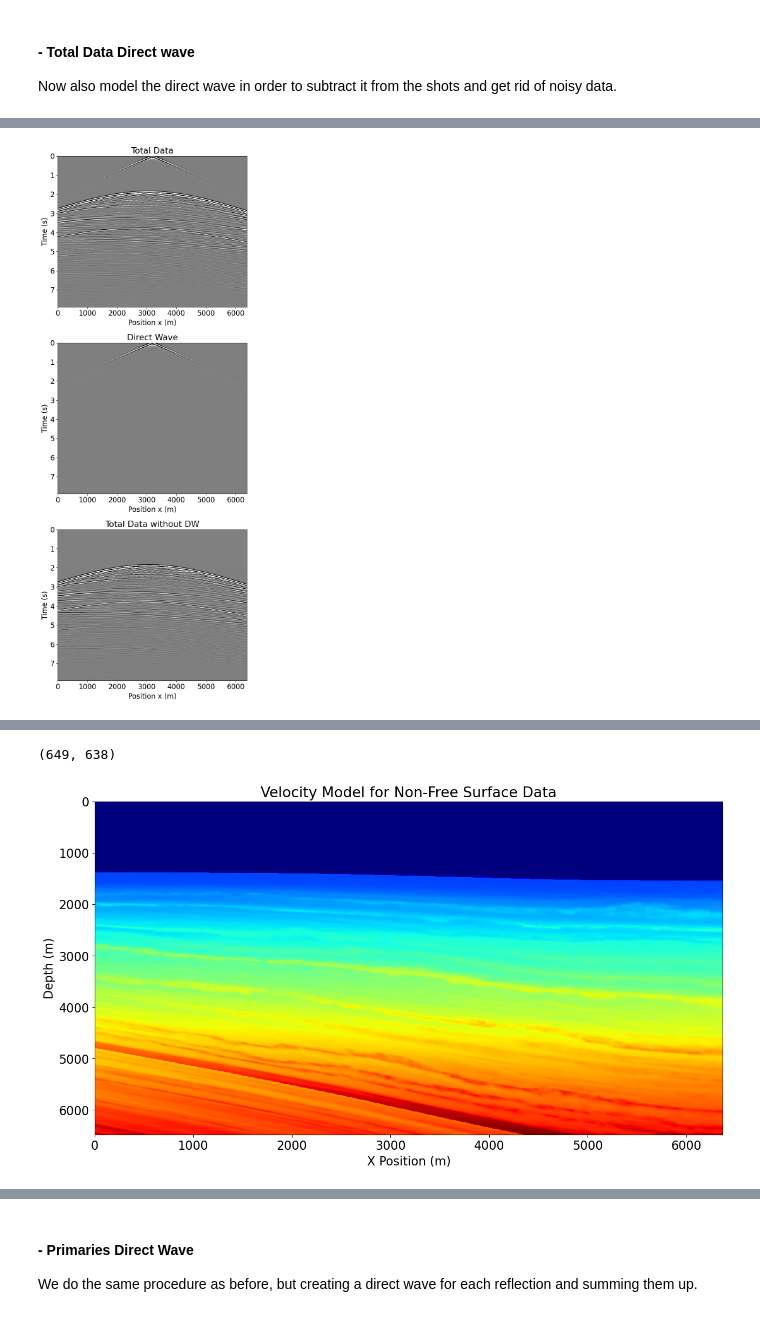
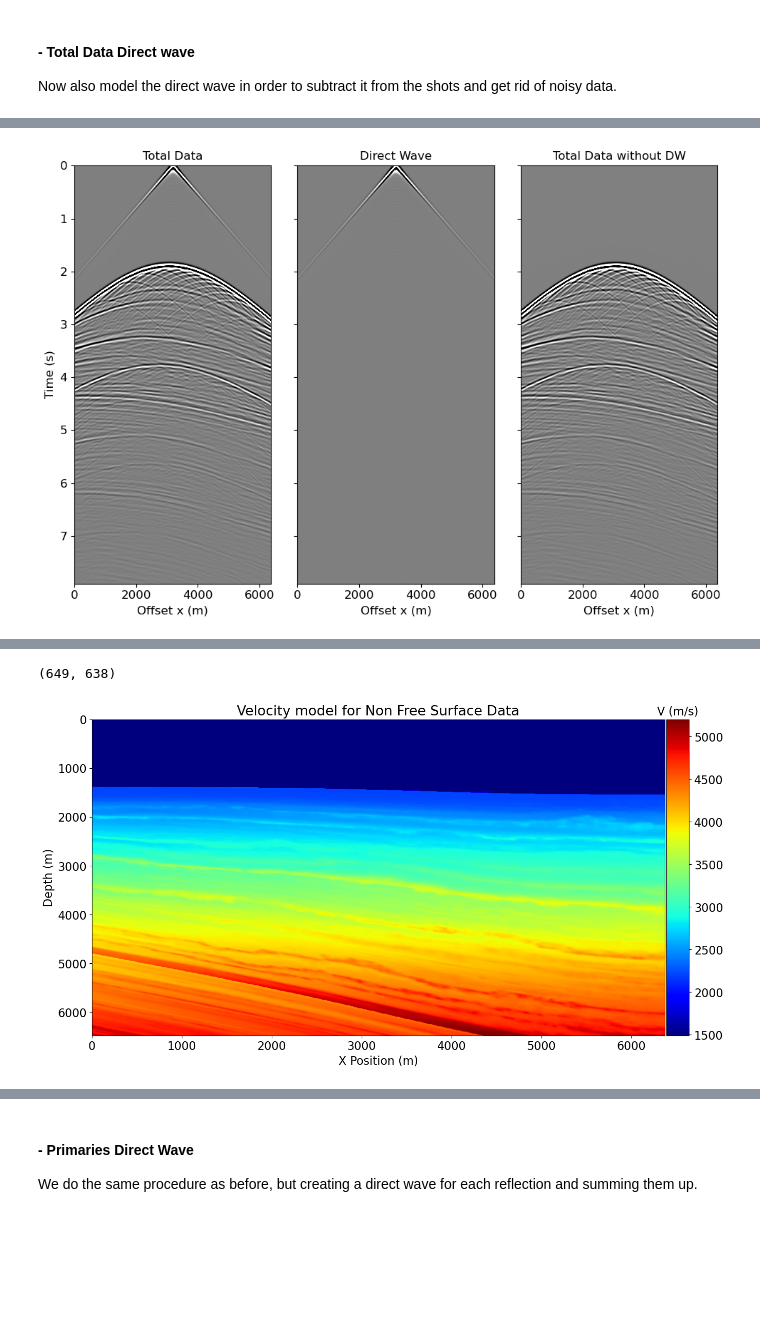
Before and after one commit to DIG-Kaust/Adaptive-subtraction, a Jupyter notebook: notebooks/Data_Modeling.ipynb, the cells around one changed output, grey strips where cells are left out. Drawn from its saved outputs; the diff is of its cells as text; code cells hidden in the pictures; blank space fills up the shorter version.

```diff
--- a/notebooks/Data_Modeling.ipynb
+++ b/notebooks/Data_Modeling.ipynb
@@ -255,41 +259,40 @@ dw = dw.data[25:-1]     # last sample is also removed to eliminate bottom artifa
 # Subtract the direct wave from the full shot
 data_nodw = data - dw
 # %%
-fig, axs = plt.subplots(3, 1, figsize=(7, 18))
+nt = data.shape[0]
+nr = data.shape[1]
+dt =  0.004
+dx = 10
+
+# Visualize data
+t0 = 0
+t1 = t0 + (nt - 1)*dt
+xmin = 0
+xmax = nr*dx
 
 vmax = 1e-2
-vmin = -1e-2
+vmin = -vmax
 
-nt = data.shape[0]
-t0 = 0.0
-t1 = t0 + (nt - 1) * dt/1000
-nr = data.shape[1]
-dx = 10
-xmin = 0
-xmax = nr * dx
+fig, axs = plt.subplots(1, 3, figsize=(10,7),sharey=True)
 
-axs[0].imshow(data , cmap='gray', vmin=vmin, vmax=vmax, extent=[xmin,xmax,t1,t0])
-axs[0].set_xlabel('Position x (m)',fontsize=16)
-axs[0].set_ylabel('Time (s)',fontsize=16)
-axs[0].axis('tight')
-axs[0].set_title('Total Data')
-
-axs[1].imshow(dw, cmap='gray', vmin=vmin, vmax=vmax, extent=[xmin,xmax,t1,t0])
-axs[1].set_xlabel('Position x (m)',fontsize=16)
-axs[1].set_ylabel('Time (s)',fontsize=16)
-axs[1].axis('tight')
-axs[1].set_title('Direct Wave')
-
-axs[2].imshow(data_nodw, cmap='gray', vmin=vmin, vmax=vmax, extent=[xmin,xmax,t1,t0])
-axs[2].set_xlabel('Position x (m)',fontsize=16)
-axs[2].set_ylabel('Time (s)',fontsize=16)
-axs[2].axis('tight')
-axs[2].set_title('Total Data without DW')
+axs[0].imshow(data, aspect='auto', vmin=vmin, vmax=vmax, extent=[xmin,xmax,t1,t0], cmap='gray')
+axs[0].set_title('Total Data',fontsize=12)
+axs[0].set_xlabel('Offset x (m)',fontsize=12)
+axs[0].set_ylabel('Time (s)',fontsize=12)
+axs[0].tick_params(axis='x', labelsize=12)
+axs[0].tick_params(axis='y', labelsize=12)
+axs[1].imshow(dw, aspect='auto', vmin=vmin, vmax=vmax, extent=[xmin,xmax,t1,t0], cmap='gray')
+axs[1].set_title('Direct Wave',fontsize=12)
+axs[1].set_xlabel('Offset x (m)',fontsize=12)
+axs[1].tick_params(axis='x', labelsize=12)
+axs[2].imshow(data_nodw, aspect='auto', vmin=vmin, vmax=vmax, extent=[xmin,xmax,t1,t0], cmap='gray')
+axs[2].set_title('Total Data without DW',fontsize=12)
+axs[2].set_xlabel('Offset x (m)',fontsize=12)
+axs[2].tick_params(axis='x', labelsize=12)
 
 plt.tight_layout()
-plt.show()
 # %% [output]
-[figure, old version]
+[figure, new version]
 # %% [markdown]
 ## 2) Primaries with ghosts
 To model primaries with ghosts, first we pad the data with enough water layers (the previously removed 50m), take away the free surface and then put mirror sources and receivers with respect to a datum (see de Jonge, 2023). Our sources and receivers are now located at a depth of 75m (50+25) and the datum is at 50m depth (previous FS). The method works as follows:
@@ -342,17 +345,21 @@ vp2dinterp[vp2dinterp<=1490] = 0
 vp2dinterp = vp2dinterp * 1.4
 vp2dinterp[vp2dinterp==0] = 1490
 # %%
-# Interpolated and scale velocity model
-plt.figure(figsize=(15, 8))
-plt.imshow(vp2dinterp, cmap='jet', extent=(xint[0], xint[-1], zint[-1], zint[0]))
-plt.axis('tight')
-plt.title('Velocity Model for Non-Free Surface Data')
-plt.ylabel('Depth (m)')
-plt.xlabel('X Position (m)')
+fig, ax = plt.subplots(1,1, figsize=(15, 8))
+im = ax.imshow(vp2dinterp, cmap='jet', extent=(xint[0], xint[-1], zint[-1], zint[0]))
+ax.axis('tight')
+ax.set_title("Velocity model for Non Free Surface Data")
+ax.set_ylabel('Depth (m)')
+ax.set_xlabel('X Position (m)')
+
+divider = make_axes_locatable(ax)
+cax = divider.append_axes('right', size='4%', pad=0.03)
+cax.set_title('V (m/s)', fontsize=16)
+fig.colorbar(im, cax=cax, orientation='vertical')
 
 plt.show()
 # %% [output]
-[figure, old version]
+[figure, new version]
 # %%
 # Model parameter change
 shape = (nxint, nzint)
```
Also changed, not shown: parts of 20 cells of this notebook, 1 other file.
